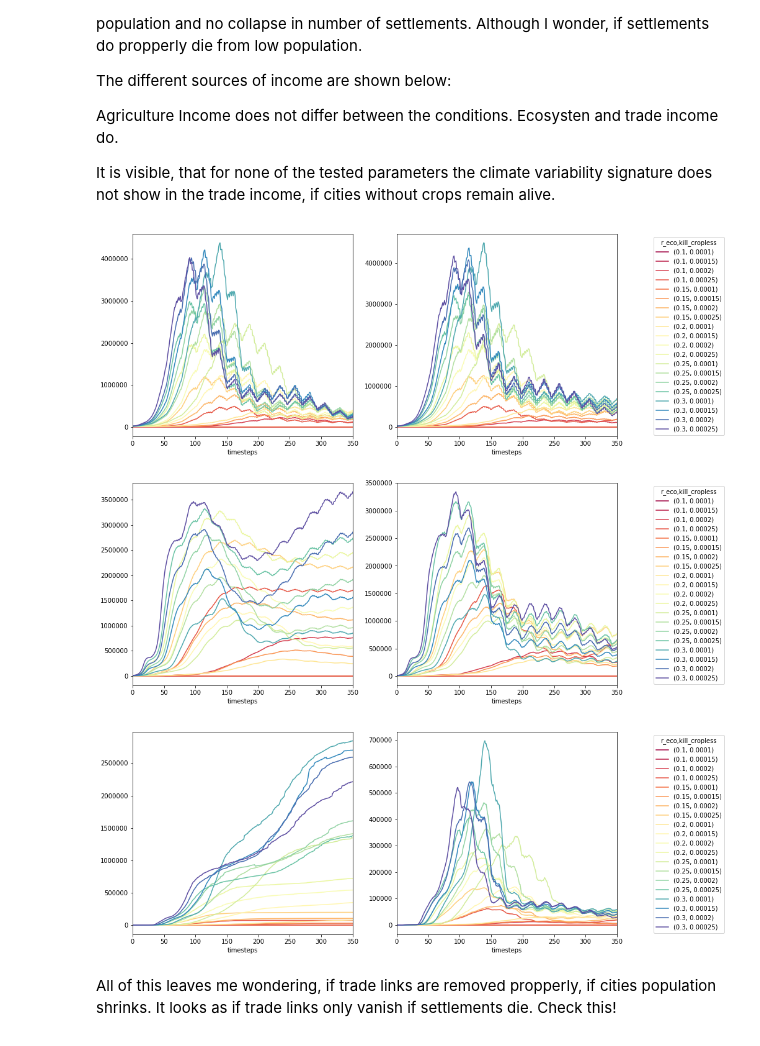
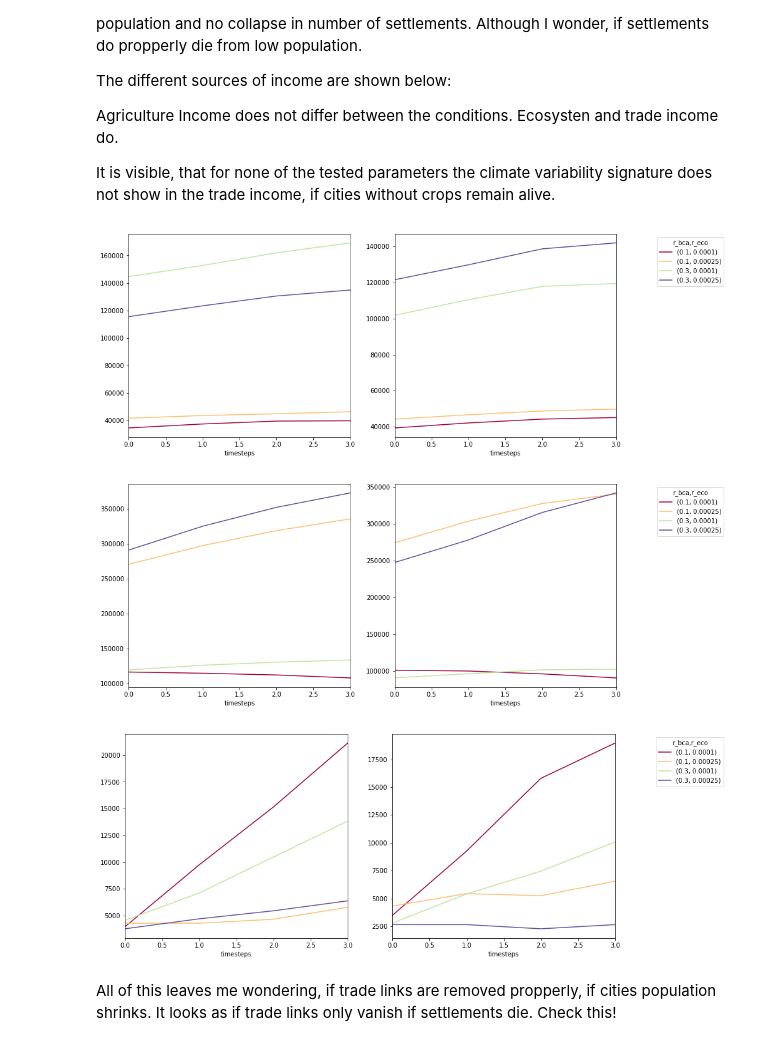
Before and after one commit to jakobkolb/Mayasim, a Jupyter notebook: Evaluation_Notebooks/X7_evaluation.ipynb, the cells around one changed output. Cells and saved outputs as stored; diff of their text form; code cells hidden in the pictures.

```diff
--- a/Evaluation_Notebooks/X7_evaluation.ipynb
+++ b/Evaluation_Notebooks/X7_evaluation.ipynb
@@ -4,11 +4,16 @@ pylab.rcParams['figure.figsize'] = (14, 6)
 
 import pandas as pd
 import numpy as np
+import matplotlib as mpl
 import matplotlib.pyplot as plt
-import matplotlib as mpl
 
+test = True
 
-data = pd.read_pickle('/home/jakob/Project_MayaSim/output_data/X7_eco_income/results/trajectory')
+path = '/home/jakob/Project_MayaSim/Python/output_data/X7_eco_income/results/trajectory'
+if test:
+    path = '/home/jakob/Project_MayaSim/Python/output_data/test_output/X7_eco_income/results/trajectory'
+
+data = pd.read_pickle(path)
 lvs = data.index.levels
 
 cmap = mpl.cm.get_cmap('Spectral')
@@ -18,15 +23,17 @@ def plotlines(data, level, key, unstack):
     fig = plt.figure()
     ax1 = fig.add_subplot(121)
     key[0] = False
-    data['<mean_trajectories>'].xs(level=level, key=key).unstack(unstack).plot(ax=ax1, legend=False, color=cls)
+    data['mean_trajectories'].xs(level=level, key=key).unstack(unstack).plot(ax=ax1, legend=False, color=cls)
     ax2 = fig.add_subplot(122)
     key[0] = True
-    ln = data['<mean_trajectories>'].xs(level=level, key=key).unstack(unstack).plot(ax=ax2, color=cls)
+    ln = data['mean_trajectories'].xs(level=level, key=key).unstack(unstack).plot(ax=ax2, color=cls)
     lg = ln.get_legend()
     bb = lg.get_bbox_to_anchor().inverse_transformed(ax2.transAxes)
     xOffset = .5
     bb.x0 += xOffset
     bb.x1 += xOffset
     lg.set_bbox_to_anchor(bb, transform = ax2.transAxes)
+
+data.head()
 # %% [output]
 Populating the interactive namespace from numpy and matplotlib
@@ -55,26 +71,26 @@ Agriculture Income does not differ between the conditions. Ecosysten and trade i
 It is visible, that for none of the tested parameters the climate variability signature does not show in the trade income, if cities without crops remain alive.
 # %%
 key=[False, 'total_income_agriculture']
-level=['r_bca', 'observables']
-unstack = ['r_eco', 'kill_cropless']
+level=['kill_cropless', 'observables']
+unstack = ['r_bca', 'r_eco']
 
 plotlines(data, level, key, unstack)
 
 key=[False, 'total_income_ecosystem']
-level=['r_bca', 'observables']
-unstack = ['r_eco', 'kill_cropless']
+level=['kill_cropless', 'observables']
+unstack = ['r_bca', 'r_eco']
 
 plotlines(data, level, key, unstack)
 
 key=[False, 'total_income_trade']
-level=['r_bca', 'observables']
-unstack = ['r_eco', 'kill_cropless']
+level=['kill_cropless', 'observables']
+unstack = ['r_bca', 'r_eco']
 
 plotlines(data, level, key, unstack)
 # %% [output]
-[figure, old version]
+[figure, new version]
-[figure, old version]
+[figure, new version]
-[figure, old version]
+[figure, new version]
 # %% [markdown]
 All of this leaves me wondering, if trade links are removed propperly, if cities population shrinks.
 It looks as if trade links only vanish if settlements die. Check this!
```
Also changed, not shown: parts of 4 cells of this notebook, 6 other files.
